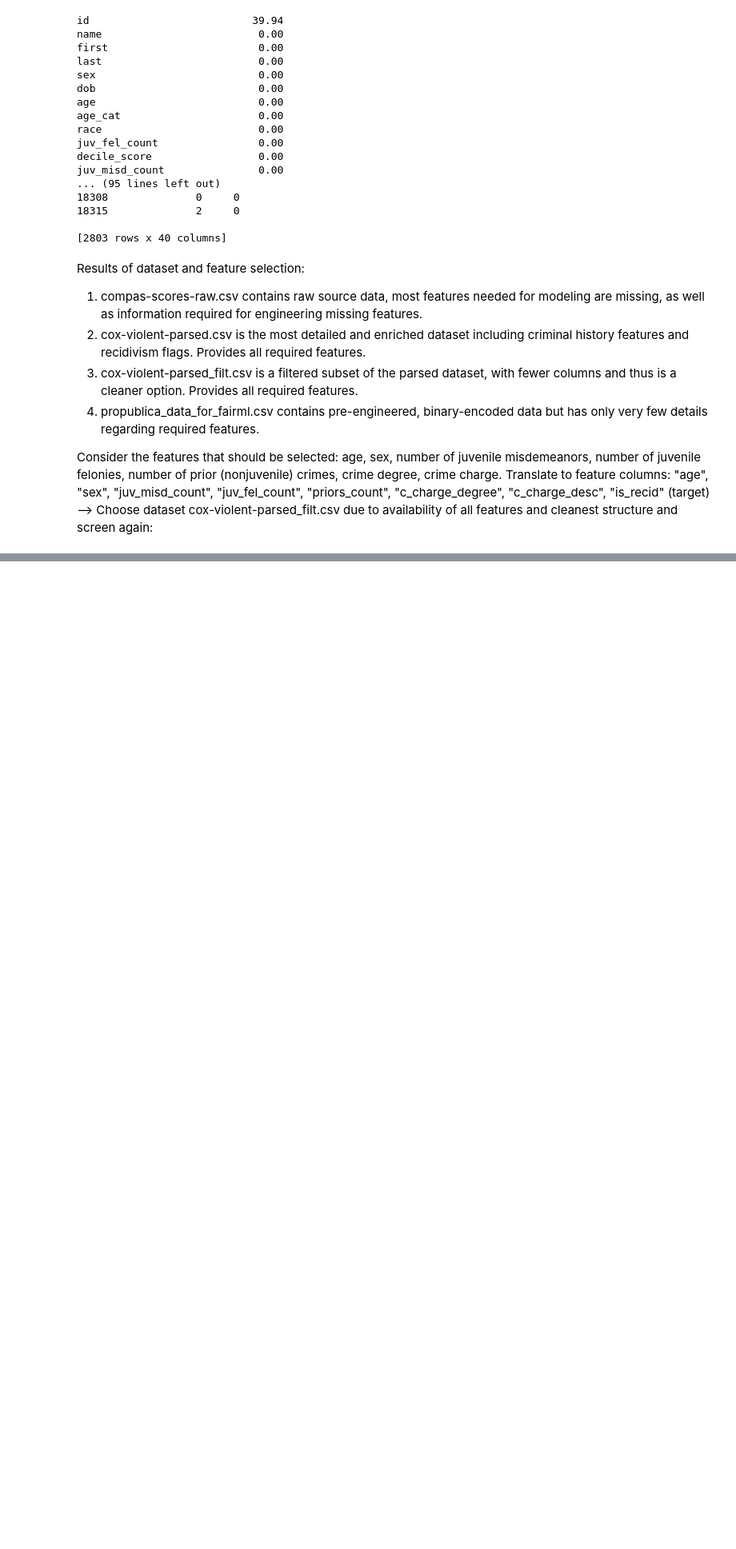
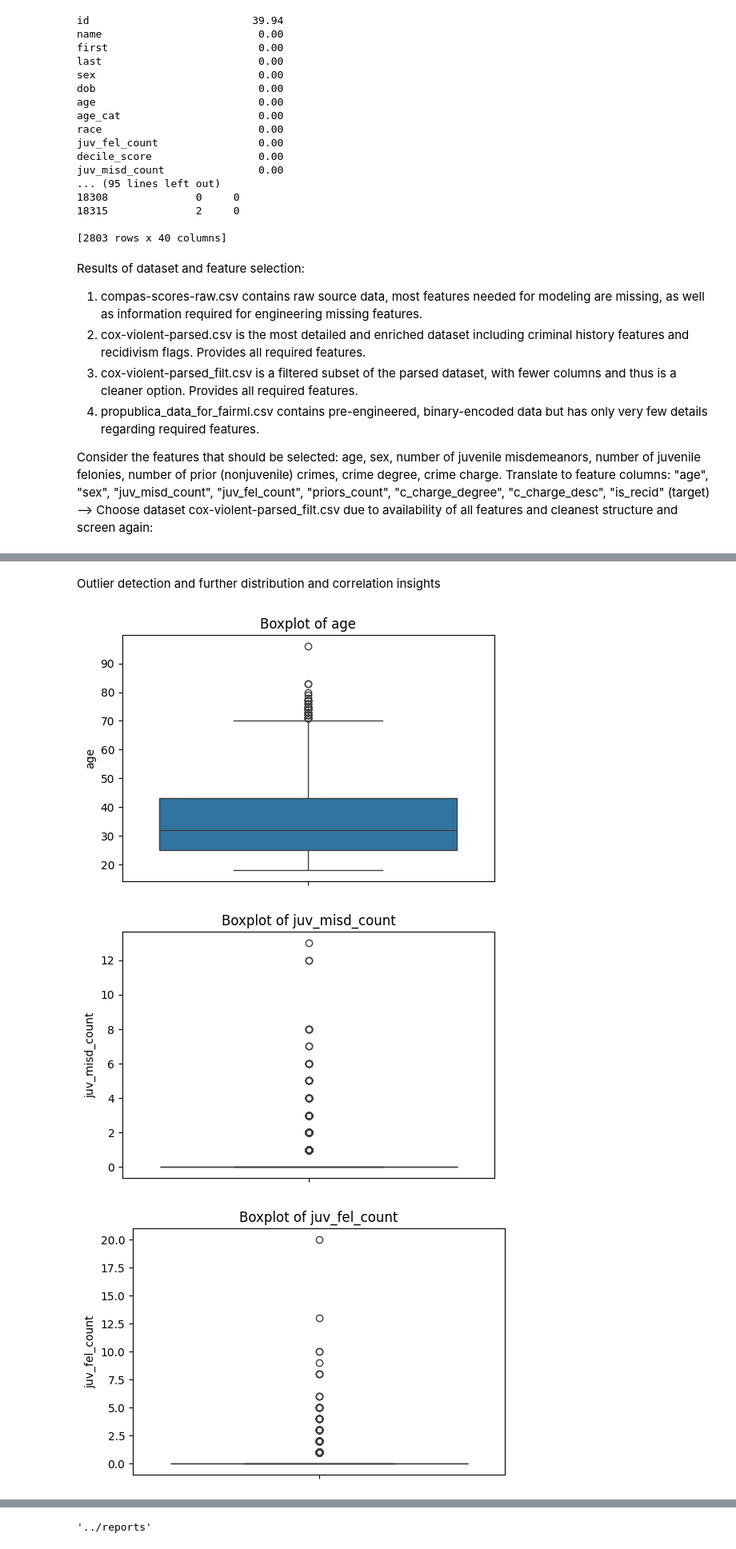
Before and after one commit to mincode2024/risk_assessment_case_study, a Jupyter notebook: notebooks/01_data_exploration.ipynb, the cells around one changed output, grey strips where cells are left out. Shown at 80% size. Saved outputs shown, nothing was run; the diff lists cells and outputs as text; code cells hidden in the pictures; blank space fills up the shorter version.

```diff
--- a/notebooks/01_data_exploration.ipynb
+++ b/notebooks/01_data_exploration.ipynb
@@ -407,0 +713,62 @@ plt.show()
+# %% [markdown]
+Outlier detection and further distribution and correlation insights
+# %%
+import pandas as pd
+import seaborn as sns
+import matplotlib.pyplot as plt
+import os
+
+# Set up the directory for saving plots
+output_dir = "../reports"
+os.makedirs(output_dir, exist_ok=True)
+
+# Load the encoded dataset
+df_encoded = pd.read_csv("../data/cox_violent_parsed_filt_dedup_featureselected_cleaned_encoded.csv")
+
+# Define numeric features for boxplots and scatterplots
+numeric_features = ["age", "juv_misd_count", "juv_fel_count", "priors_count"]
+target = "is_recid"
+
+# Create boxplots for each numeric feature
+for feature in numeric_features:
+    plt.figure(figsize=(6, 4))
+    sns.boxplot(y=feature, data=df_encoded)
+    plt.title(f"Boxplot of {feature}")
+    plt.savefig(f"{output_dir}/boxplot_{feature}.png")
+    plt.show()
+    plt.close()
+
+# Create scatterplots (vs. age and priors_count) colored by target
+for feature in numeric_features:
+    if feature != "age":
+        plt.figure(figsize=(6, 4))
+        sns.scatterplot(x="age", y=feature, hue=target, data=df_encoded, alpha=0.6)
+        plt.title(f"Scatterplot: age vs {feature}")
+        plt.tight_layout()
+        plt.savefig(f"{output_dir}/scatter_age_vs_{feature}.png")
+        plt.show()
+        plt.close()
+
+    if feature != "priors_count":
+        plt.figure(figsize=(6, 4))
+        sns.scatterplot(x="priors_count", y=feature, hue=target, data=df_encoded, alpha=0.6)
+        plt.title(f"Scatterplot: priors_count vs {feature}")
+        plt.tight_layout()
+        plt.savefig(f"{output_dir}/scatter_priors_vs_{feature}.png")
+        plt.show()
+        plt.close()
+
+# Create a full correlation heatmap with all features
+plt.figure(figsize=(10, 8))
+sns.heatmap(df_encoded.corr(), annot=True, fmt=".2f", cmap="coolwarm", square=True)
+plt.title("Correlation Heatmap (All Encoded Features)")
+plt.tight_layout()
+plt.savefig(f"{output_dir}/correlation_heatmap_all_features.png")
+plt.show()
+plt.close()
+
+output_dir
+# %% [output]
+[figure, added]
+[figure, added]
+[figure, added]
@@ -407,0 +783 @@ plt.show()
+'../reports'
```
Also changed, not shown: parts of 33 cells of this notebook, 1 other file.
